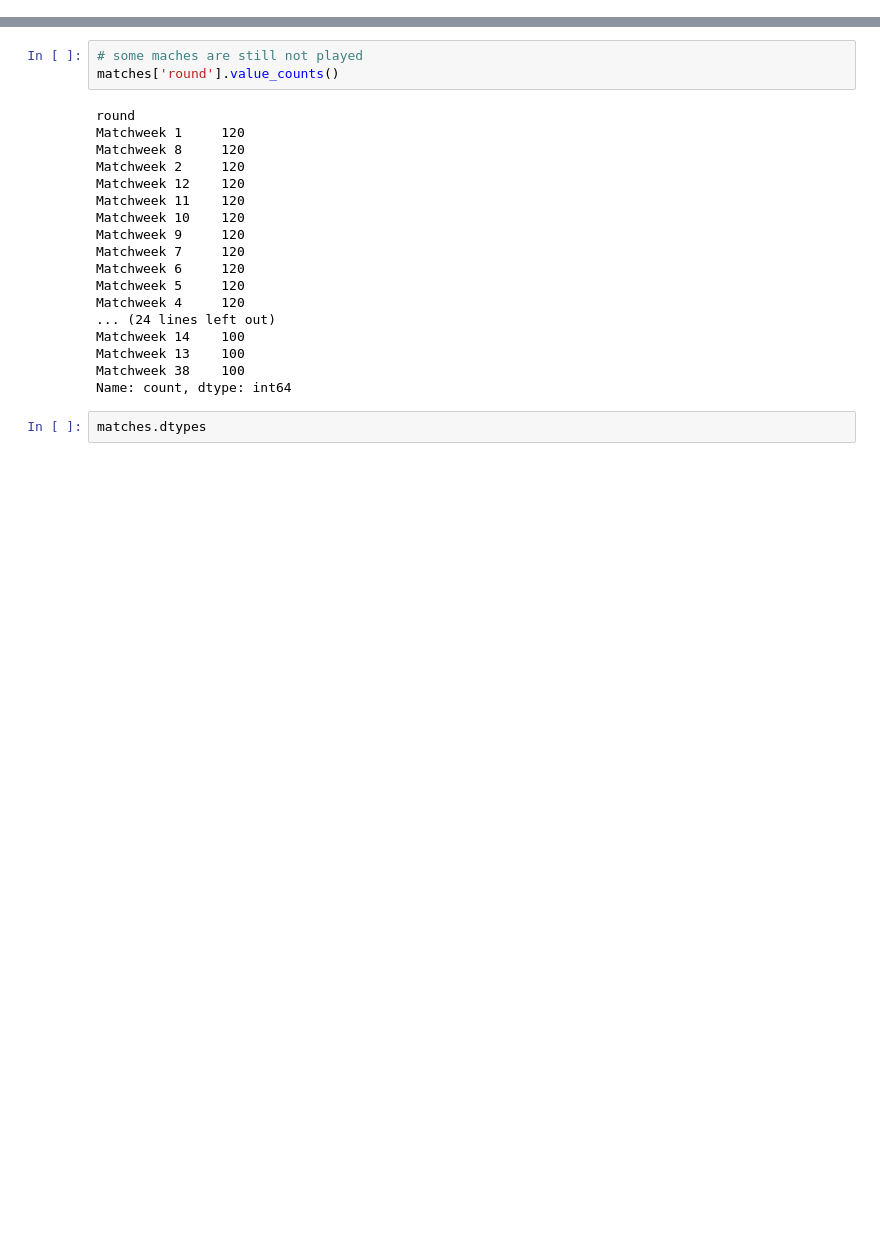
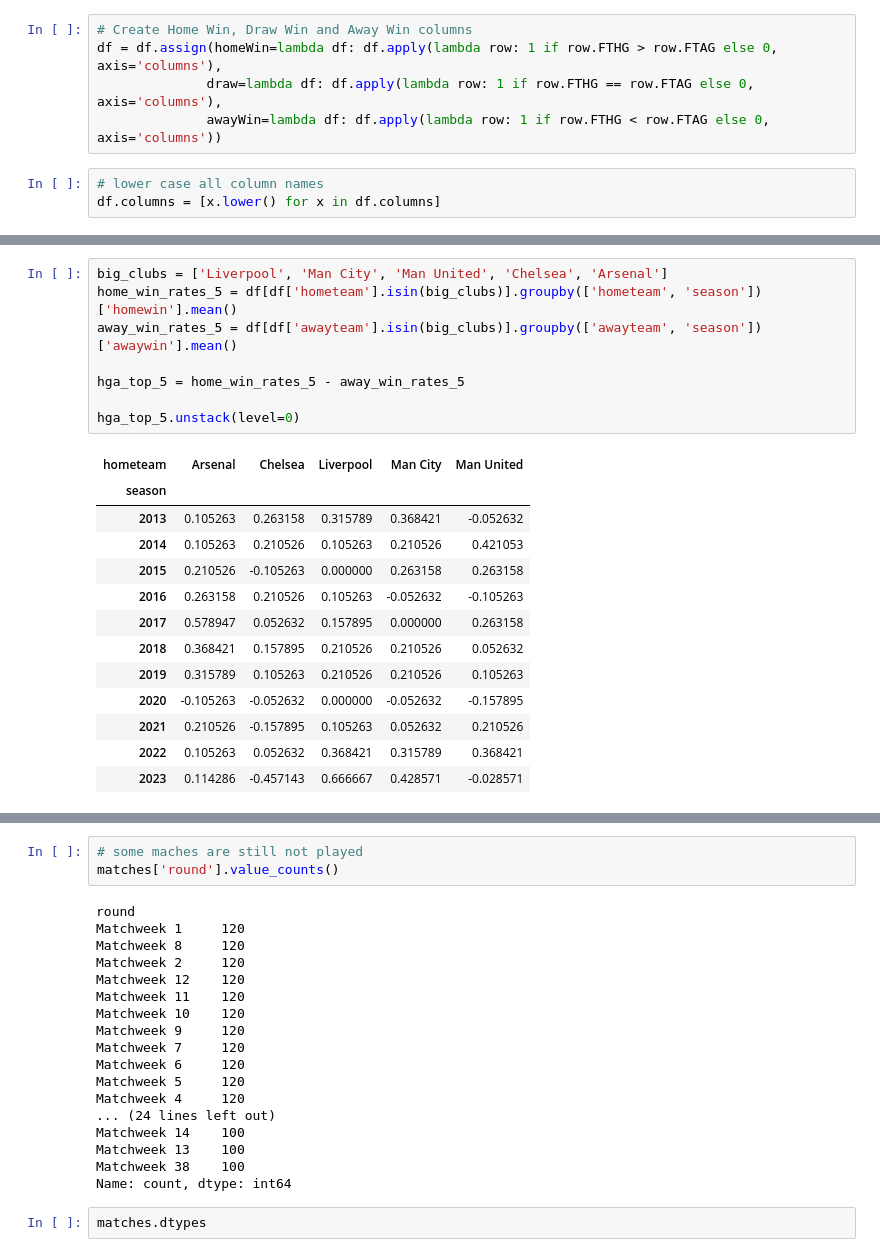
Before and after one commit to RuiFSP/Premier-League-Football, a Jupyter notebook: predict_football.ipynb, the cells around one changed output, grey strips where cells are left out. Drawn from its saved outputs; the diff is of its cells as text; blank space fills up the shorter version.

```diff
--- a/predict_football.ipynb
+++ b/predict_football.ipynb
@@ -58,0 +24,8 @@ matches.shape
+# %%
+# Create Home Win, Draw Win and Away Win columns
+df = df.assign(homeWin=lambda df: df.apply(lambda row: 1 if row.FTHG > row.FTAG else 0, axis='columns'),
+              draw=lambda df: df.apply(lambda row: 1 if row.FTHG == row.FTAG else 0, axis='columns'),
+              awayWin=lambda df: df.apply(lambda row: 1 if row.FTHG < row.FTAG else 0, axis='columns'))
+# %%
+# lower case all column names
+df.columns = [x.lower() for x in df.columns]
@@ -58,0 +112,22 @@ matches.shape
+# %%
+big_clubs = ['Liverpool', 'Man City', 'Man United', 'Chelsea', 'Arsenal']
+home_win_rates_5 = df[df['hometeam'].isin(big_clubs)].groupby(['hometeam', 'season'])['homewin'].mean()
+away_win_rates_5 = df[df['awayteam'].isin(big_clubs)].groupby(['awayteam', 'season'])['awaywin'].mean()
+
+hga_top_5 = home_win_rates_5 - away_win_rates_5
+
+hga_top_5.unstack(level=0)
+# %% [output]
+| hometeam | Arsenal | Chelsea | Liverpool | Man City | Man United |
+| season |  |  |  |  |  |
+| 2013 | 0.105263 | 0.263158 | 0.315789 | 0.368421 | -0.052632 |
+| 2014 | 0.105263 | 0.210526 | 0.105263 | 0.210526 | 0.421053 |
+| 2015 | 0.210526 | -0.105263 | 0.000000 | 0.263158 | 0.263158 |
+| 2016 | 0.263158 | 0.210526 | 0.105263 | -0.052632 | -0.105263 |
+| 2017 | 0.578947 | 0.052632 | 0.157895 | 0.000000 | 0.263158 |
+| 2018 | 0.368421 | 0.157895 | 0.210526 | 0.210526 | 0.052632 |
+| 2019 | 0.315789 | 0.105263 | 0.210526 | 0.210526 | 0.105263 |
+| 2020 | -0.105263 | -0.052632 | 0.000000 | -0.052632 | -0.157895 |
+| 2021 | 0.210526 | -0.157895 | 0.105263 | 0.052632 | 0.210526 |
+| 2022 | 0.105263 | 0.052632 | 0.368421 | 0.315789 | 0.368421 |
+| 2023 | 0.114286 | -0.457143 | 0.666667 | 0.428571 | -0.028571 |
```
Also changed, not shown: parts of 13 cells of this notebook, 9 other files.
